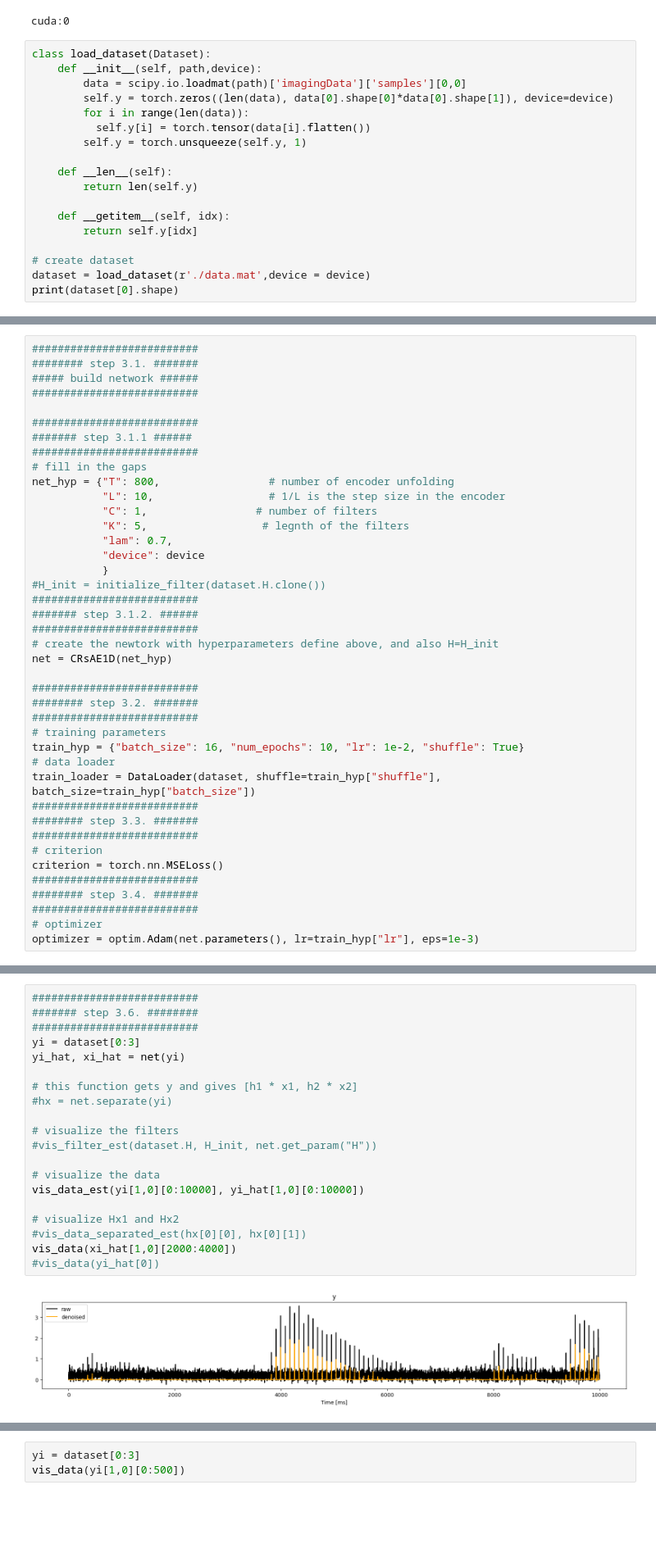
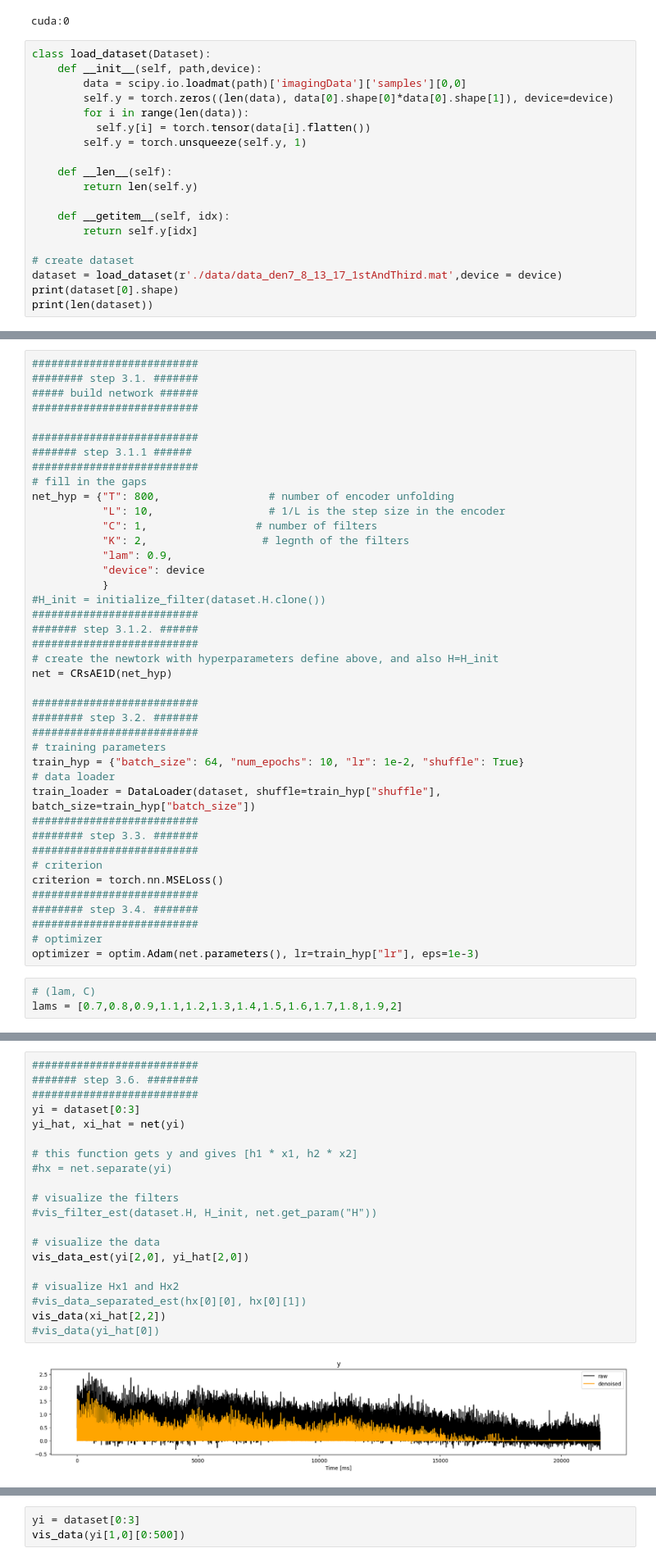
Before and after one commit to hadasbenisty/sparse-representation-neuro, a Jupyter notebook: behavioral_liniar_analysis/real_data_crase_model_training.ipynb, the cells around one changed output, grey strips where cells are left out. Shown at 82% size. Cells and saved outputs as stored; diff of their text form; blank space fills up the shorter version.

```diff
--- a/behavioral_liniar_analysis/real_data_crase_model_training.ipynb
+++ b/behavioral_liniar_analysis/real_data_crase_model_training.ipynb
@@ -32,6 +32,7 @@ class load_dataset(Dataset):
         return self.y[idx]
 
 # create dataset
-dataset = load_dataset(r'./data.mat',device = device)
+dataset = load_dataset(r'./data/data_den7_8_13_17_1stAndThird.mat',device = device)
 print(dataset[0].shape)
+print(len(dataset))
 # %% [output]
@@ -268,8 +269,8 @@ class CRsAE1D(torch.nn.Module):
 net_hyp = {"T": 800,                 # number of encoder unfolding
            "L": 10,                  # 1/L is the step size in the encoder
            "C": 1,                 # number of filters
-           "K": 5,                  # legnth of the filters
-           "lam": 0.7,
+           "K": 2,                  # legnth of the filters
+           "lam": 0.9,
            "device": device
            }
 #H_init = initialize_filter(dataset.H.clone())
@@ -283,7 +284,7 @@ net = CRsAE1D(net_hyp)
 ######## step 3.2. #######
 ##########################
 # training parameters
-train_hyp = {"batch_size": 16, "num_epochs": 10, "lr": 1e-2, "shuffle": True}
+train_hyp = {"batch_size": 64, "num_epochs": 10, "lr": 1e-2, "shuffle": True}
 # data loader
 train_loader = DataLoader(dataset, shuffle=train_hyp["shuffle"], batch_size=train_hyp["batch_size"])
 ##########################
@@ -296,4 +297,7 @@ criterion = torch.nn.MSELoss()
 ##########################
 # optimizer
 optimizer = optim.Adam(net.parameters(), lr=train_hyp["lr"], eps=1e-3)
+# %%
+# (lam, C)
+lams = [0.7,0.8,0.9,1.1,1.2,1.3,1.4,1.5,1.6,1.7,1.8,1.9,2]
 # %%
@@ -354,22 +366,22 @@ Epoch [10/10]loss:0.2909
 # %%
 ##########################
 ####### step 3.6. ########
 ##########################
 yi = dataset[0:3]
 yi_hat, xi_hat = net(yi)
 
 # this function gets y and gives [h1 * x1, h2 * x2]
 #hx = net.separate(yi)
 
 # visualize the filters
 #vis_filter_est(dataset.H, H_init, net.get_param("H"))
 
 # visualize the data
-vis_data_est(yi[1,0][0:10000], yi_hat[1,0][0:10000])
+vis_data_est(yi[2,0], yi_hat[2,0])
 
 # visualize Hx1 and Hx2
 #vis_data_separated_est(hx[0][0], hx[0][1])
-vis_data(xi_hat[1,0][2000:4000])
+vis_data(xi_hat[2,2])
 #vis_data(yi_hat[0])
 # %% [output]
-[figure, old version]
+[figure, new version]
```
Also changed, not shown: parts of 6 cells of this notebook, 16 other files.
